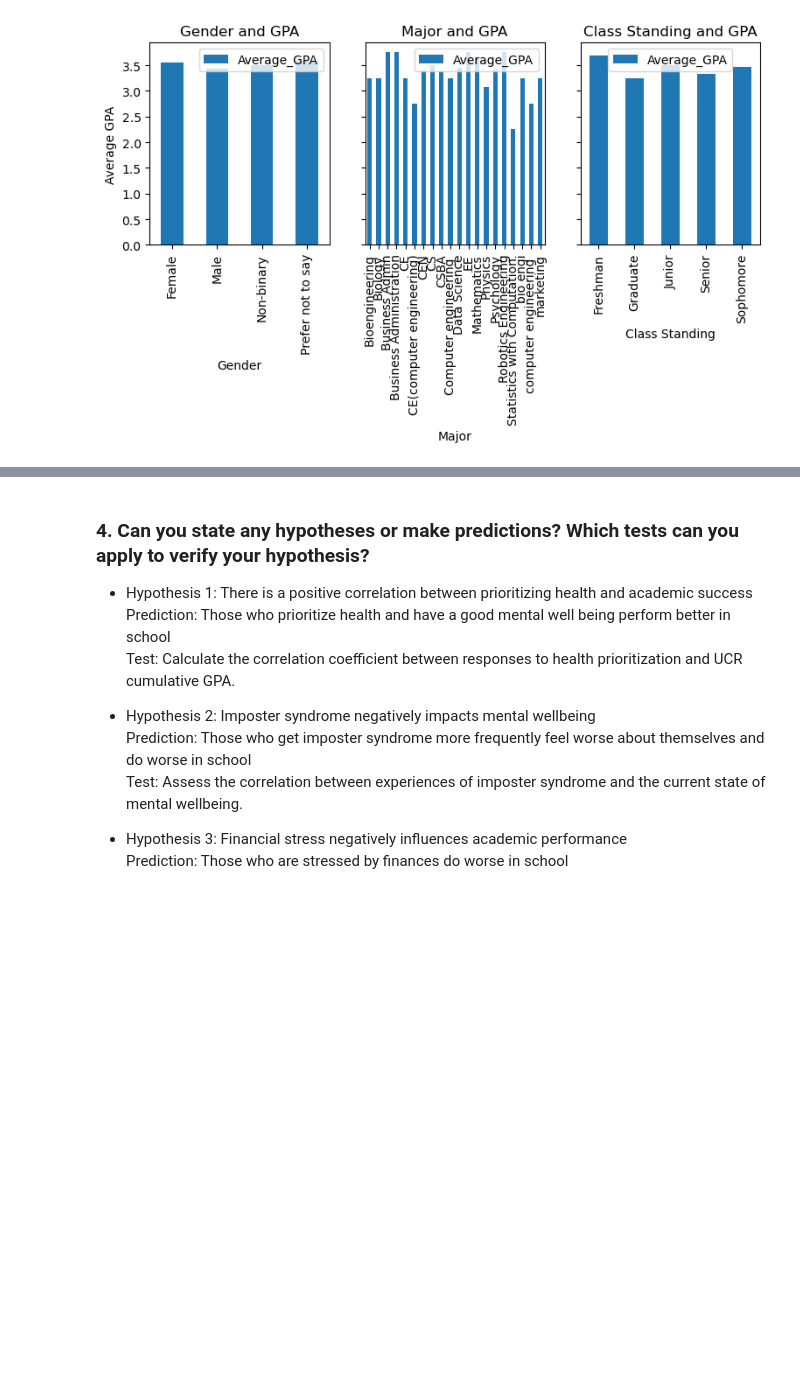
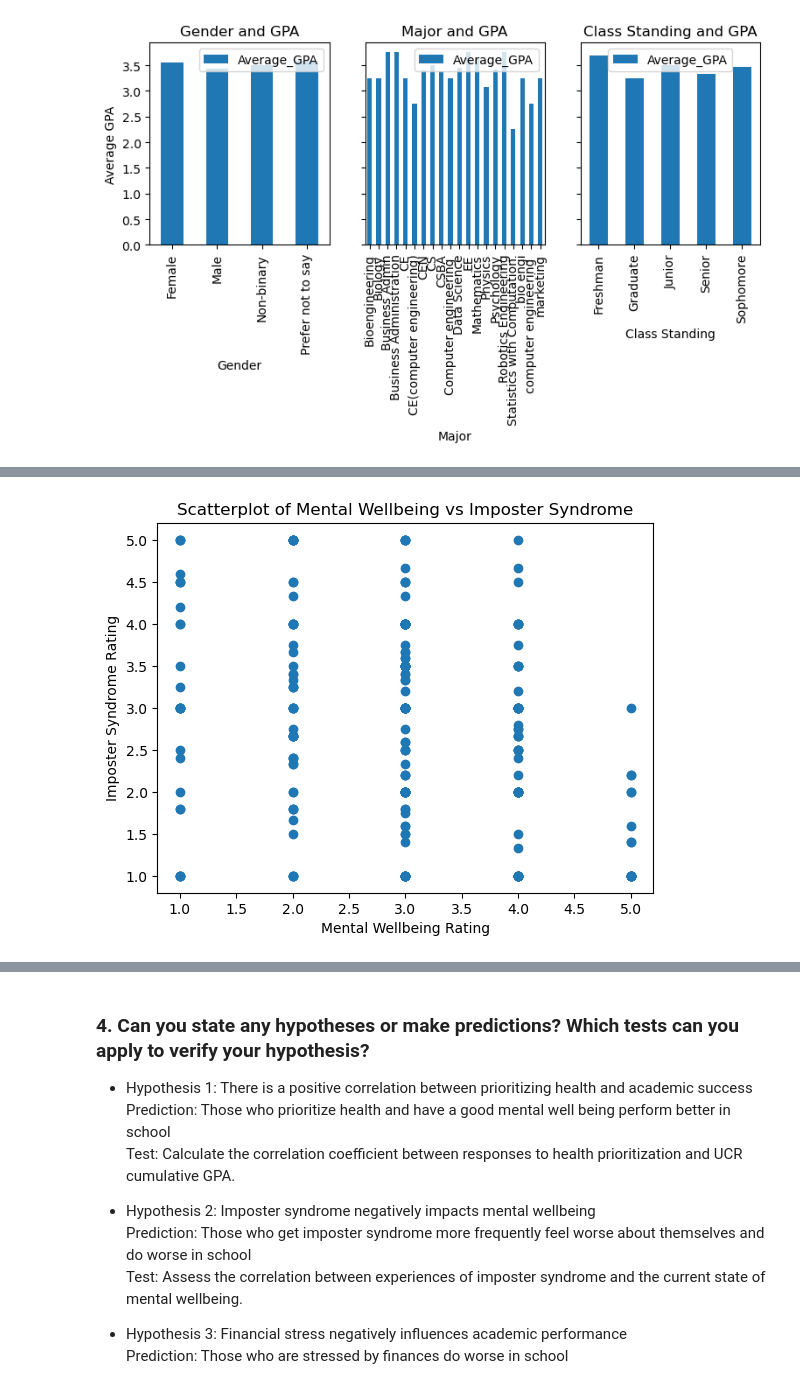
Before and after one commit to Jyro88/CS105MiniProject, a Jupyter notebook: lab5-6.ipynb, the cells around one changed output, grey strips where cells are left out. Drawn from its saved outputs; the diff is of its cells as text; code cells hidden in the pictures; blank space fills up the shorter version.

Commit message:
6th visual

```diff
--- a/lab5-6.ipynb
+++ b/lab5-6.ipynb
@@ -110,0 +129,11 @@ Text(0.5, 0, 'Class Standing')
+# %%
+mental_wellbeing_ratings = df[['mental_wellbeing']]
+imposter_syndrome_ratings = df[['mean_imposter_syndrome']]
+
+plt.scatter(mental_wellbeing_ratings, imposter_syndrome_ratings)
+plt.title('Scatterplot of Mental Wellbeing vs Imposter Syndrome')
+plt.xlabel('Mental Wellbeing Rating')
+plt.ylabel('Imposter Syndrome Rating')
+plt.show()
+# %% [output]
+[figure, added]
```
Also changed, not shown: parts of 2 cells of this notebook.
